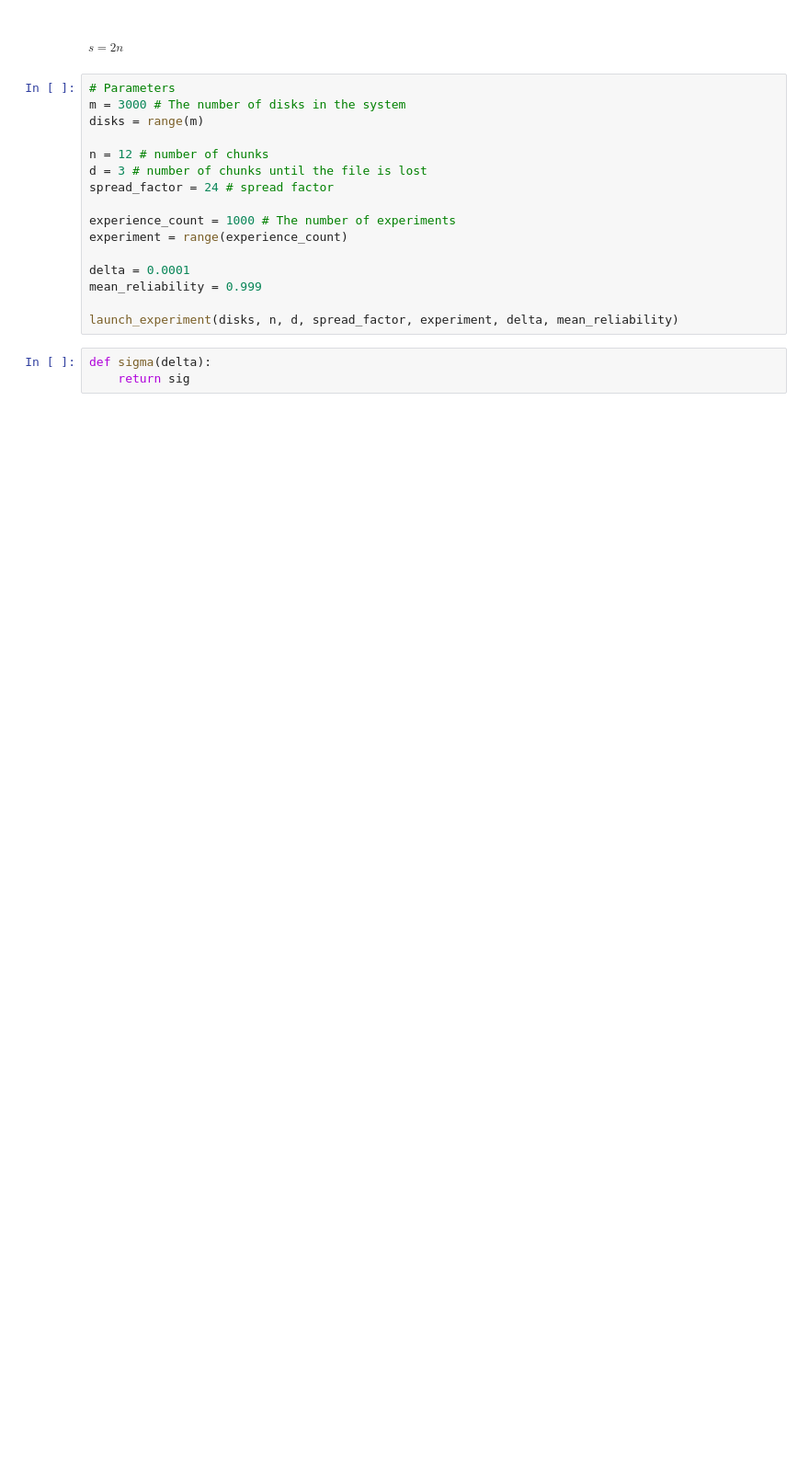
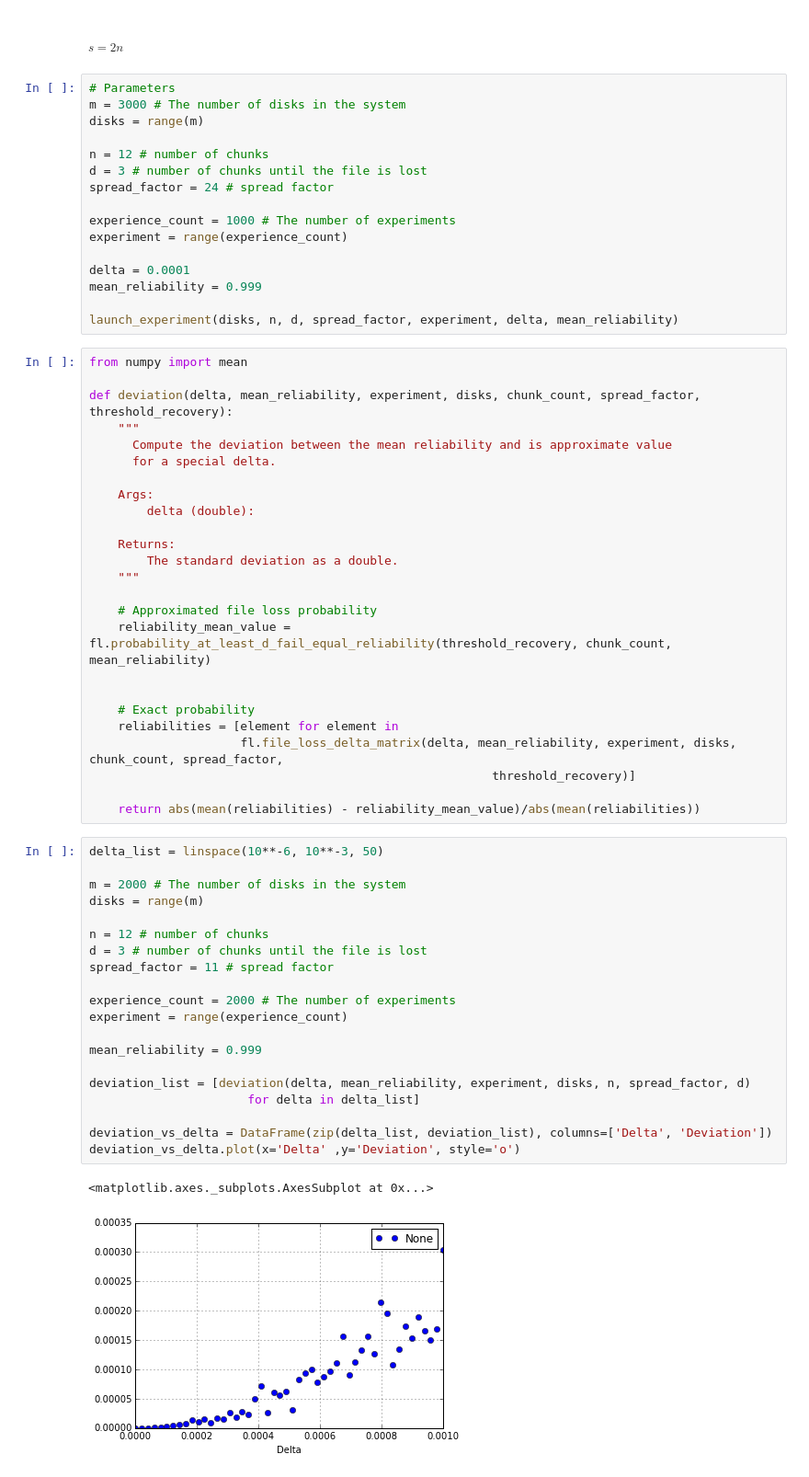
Before and after one commit to MathLab/file_loss, a Jupyter notebook: file_loss_approximation.ipynb, the cells around one changed output. Shown: that part at 92% size. Drawn from its saved outputs; the diff is of its cells as text; blank space fills up the shorter version.

```diff
--- a/file_loss_approximation.ipynb
+++ b/file_loss_approximation.ipynb
@@ -216,6 +252,51 @@ delta = 0.0001
 mean_reliability = 0.999
 
 launch_experiment(disks, n, d, spread_factor, experiment, delta, mean_reliability)
-# %%
-def sigma(delta):
-    return sig
+# %%
+from numpy import mean
+
+def deviation(delta, mean_reliability, experiment, disks, chunk_count, spread_factor, threshold_recovery):
+    """
+      Compute the deviation between the mean reliability and is approximate value
+      for a special delta.
+
+    Args:
+        delta (double):
+
+    Returns:
+        The standard deviation as a double.
+    """
+
+    # Approximated file loss probability
+    reliability_mean_value = fl.probability_at_least_d_fail_equal_reliability(threshold_recovery, chunk_count, mean_reliability)
+
+
+    # Exact probability
+    reliabilities = [element for element in
+                     fl.file_loss_delta_matrix(delta, mean_reliability, experiment, disks, chunk_count, spread_factor,
+                                                        threshold_recovery)]
+
+    return abs(mean(reliabilities) - reliability_mean_value)/abs(mean(reliabilities))
+# %%
+delta_list = linspace(10**-6, 10**-3, 50)
+
+m = 2000 # The number of disks in the system
+disks = range(m)
+
+n = 12 # number of chunks
+d = 3 # number of chunks until the file is lost
+spread_factor = 11 # spread factor
+
+experience_count = 2000 # The number of experiments
+experiment = range(experience_count)
+
+mean_reliability = 0.999
+
+deviation_list = [deviation(delta, mean_reliability, experiment, disks, n, spread_factor, d)
+                      for delta in delta_list]
+
+deviation_vs_delta = DataFrame(zip(delta_list, deviation_list), columns=['Delta', 'Deviation'])
+deviation_vs_delta.plot(x='Delta' ,y='Deviation', style='o')
+# %% [output]
+<matplotlib.axes._subplots.AxesSubplot at 0x...>
+[figure, added]
```
Also changed, not shown: parts of 11 cells of this notebook, 4 other files.
